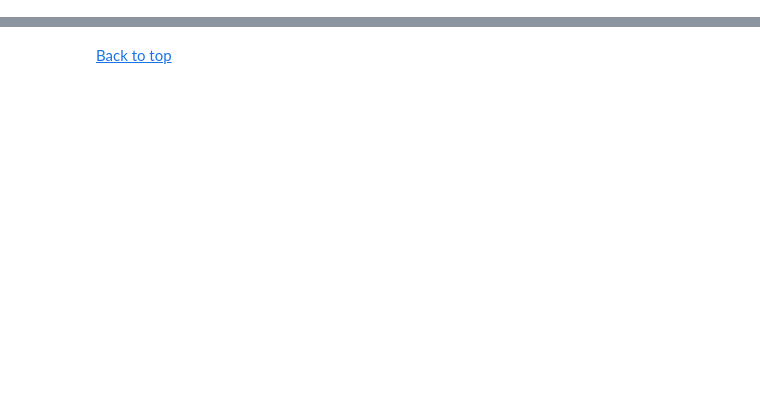
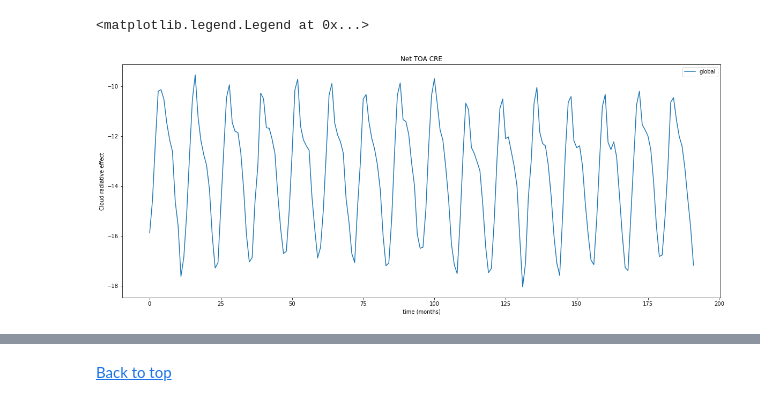
Before and after one commit to sisams/MPO624-2020, a Jupyter notebook: Course_Modules_Topics_Notebooks/2020 students modeling assignment/SisamSimplemodels_COVID_and_student_projects.ipynb, the cells around one changed output, grey strips where cells are left out. Saved outputs shown, nothing was run; the diff lists cells and outputs as text; code cells hidden in the pictures; blank space fills up the shorter version.

```diff
--- a/Course_Modules_Topics_Notebooks/2020 students modeling assignment/SisamSimplemodels_COVID_and_student_projects.ipynb
+++ b/Course_Modules_Topics_Notebooks/2020 students modeling assignment/SisamSimplemodels_COVID_and_student_projects.ipynb
@@ -129,0 +104,16 @@ Type:      function
+# %%
+#calculte TOA Cloud Radiative Effect
+
+c = sutc + lutc
+cNH = c.sel(lat=slice(0,90))        #Northern hemisphere
+cSH = c.sel(lat=slice(-90,0))       #Southern hemisphere
+cEH = c.sel(lon=EH)                 #Eastern hemisphere
+cWH = c.sel(lon=WH)                 #Western hemisphere
+
+
+#I had to make new arrays for reshaping calculations later on
+C = np.copy(c)
+CNH =np.copy(cNH)
+CSH = np.copy(cSH)
+CEH = np.copy(cEH)
+CWH = np.copy(cWH)
@@ -129,0 +134,12 @@ Type:      function
+# %%
+#global mean cloud radiative effect at TOA
+C_glbmean = np.mean(np.mean(C,axis=2)*weight,axis=1)
+
+
+fig, ax = plt.subplots(figsize=(20,8))
+ax.plot(C_glbmean, label ='global')
+ax.set(xlabel='time (months)', ylabel='Cloud radiative effect', title ='Net TOA CRE')
+ax.legend()
+# %% [output]
+<matplotlib.legend.Legend at 0x...>
+[figure, added]
```
Also changed, not shown: parts of 95 cells of this notebook.
